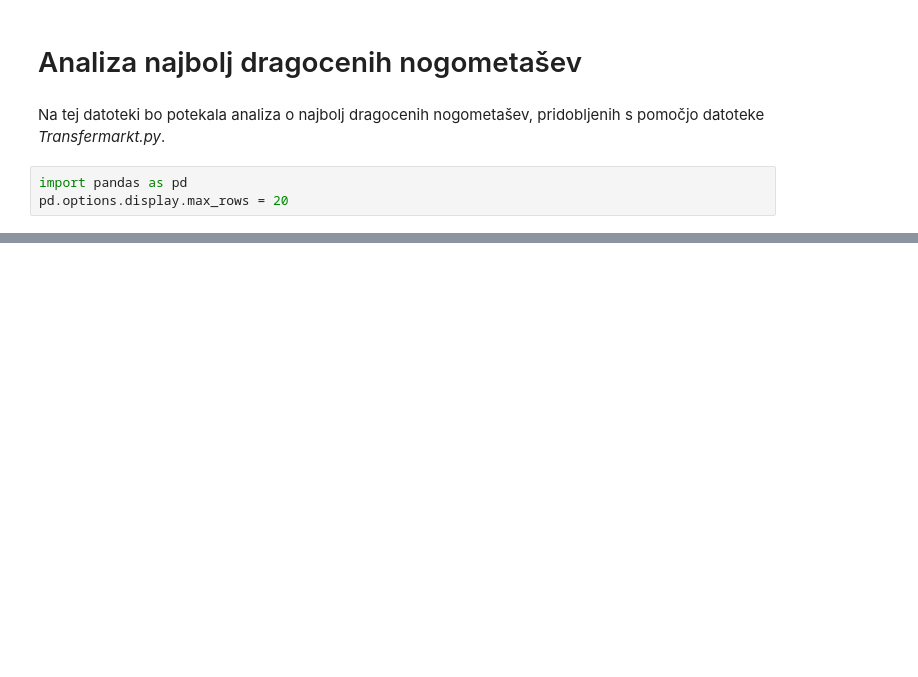
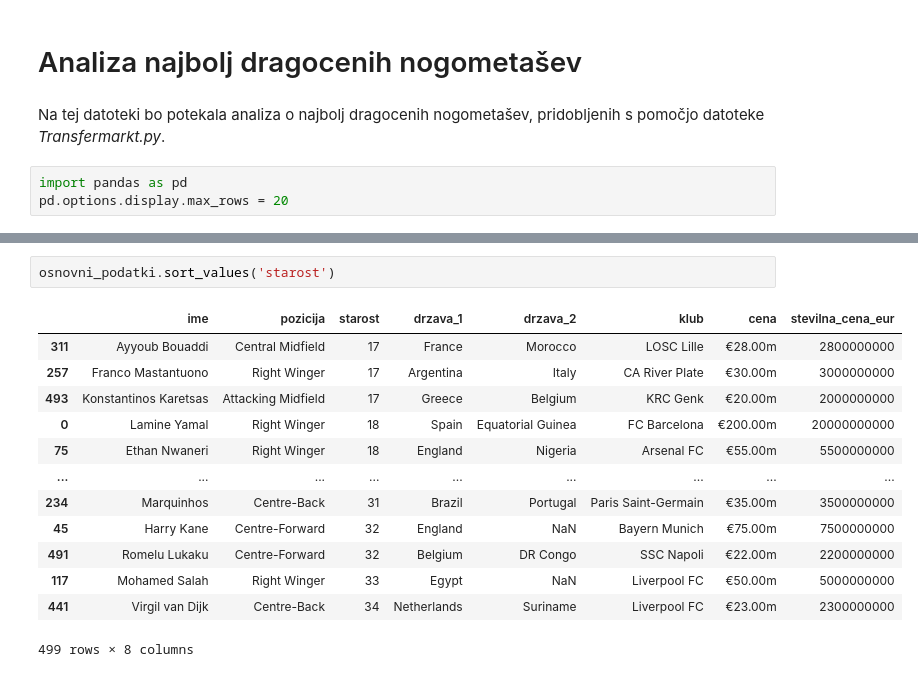
Before and after one commit to RiccardoLucerna/UVP-projektna, a Jupyter notebook: analiza_podatkov.ipynb, the cells around one changed output, grey strips where cells are left out. Drawn from its saved outputs; the diff is of its cells as text; blank space fills up the shorter version.

```diff
--- a/analiza_podatkov.ipynb
+++ b/analiza_podatkov.ipynb
@@ -99,0 +108,16 @@ def položaj_igralcev_iz_kluba(klub):
+# %%
+osnovni_podatki.sort_values('starost')
+# %% [output]
+|  | ime | pozicija | starost | drzava_1 | drzava_2 | klub | cena | stevilna_cena_eur |
+| 311 | Ayyoub Bouaddi | Central Midfield | 17 | France | Morocco | LOSC Lille | €28.00m | 2800000000 |
+| 257 | Franco Mastantuono | Right Winger | 17 | Argentina | Italy | CA River Plate | €30.00m | 3000000000 |
+| 493 | Konstantinos Karetsas | Attacking Midfield | 17 | Greece | Belgium | KRC Genk | €20.00m | 2000000000 |
+| 0 | Lamine Yamal | Right Winger | 18 | Spain | Equatorial Guinea | FC Barcelona | €200.00m | 20000000000 |
+| 75 | Ethan Nwaneri | Right Winger | 18 | England | Nigeria | Arsenal FC | €55.00m | 5500000000 |
+| ... | ... | ... | ... | ... | ... | ... | ... | ... |
+| 234 | Marquinhos | Centre-Back | 31 | Brazil | Portugal | Paris Saint-Germain | €35.00m | 3500000000 |
+| 45 | Harry Kane | Centre-Forward | 32 | England | NaN | Bayern Munich | €75.00m | 7500000000 |
+| 491 | Romelu Lukaku | Centre-Forward | 32 | Belgium | DR Congo | SSC Napoli | €22.00m | 2200000000 |
+| 117 | Mohamed Salah | Right Winger | 33 | Egypt | NaN | Liverpool FC | €50.00m | 5000000000 |
+| 441 | Virgil van Dijk | Centre-Back | 34 | Netherlands | Suriname | Liverpool FC | €23.00m | 2300000000 |
+499 rows × 8 columns
```
Also changed, not shown: parts of 11 cells of this notebook.
